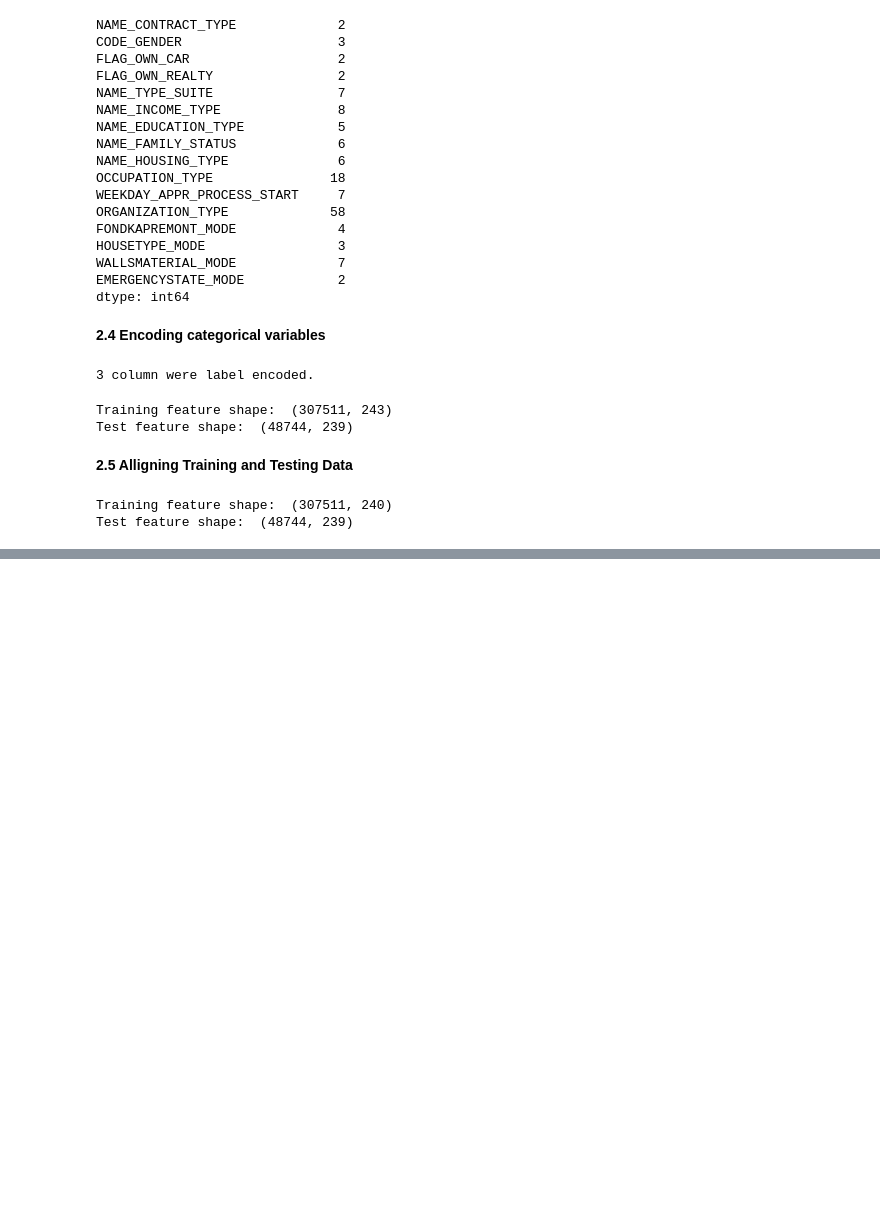
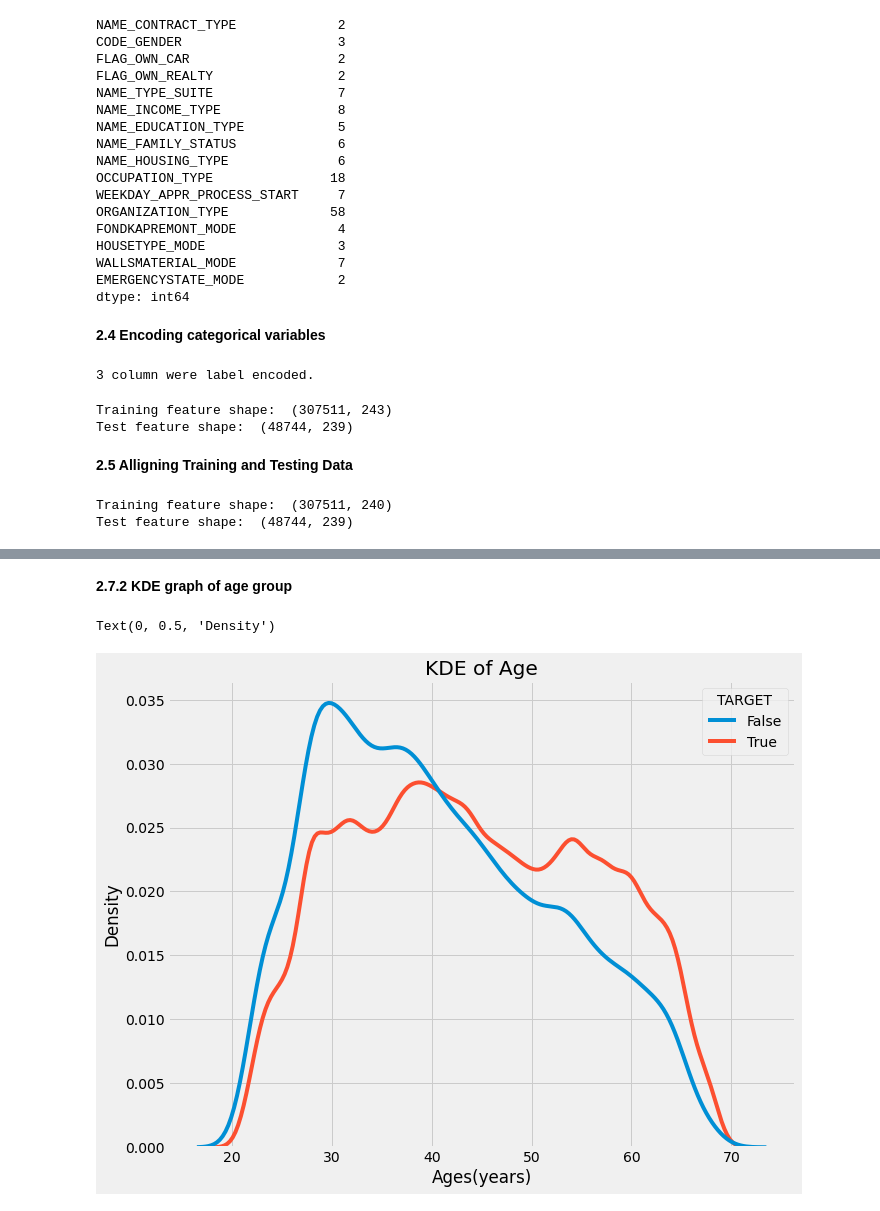
Before and after one commit to Zaman32/random, a Jupyter notebook: home_credit_competition.ipynb, the cells around one changed output, grey strips where cells are left out. Saved outputs shown, nothing was run; the diff lists cells and outputs as text; code cells hidden in the pictures; blank space fills up the shorter version.

```diff
--- a/home_credit_competition.ipynb
+++ b/home_credit_competition.ipynb
@@ -239,0 +363,14 @@ Test feature shape:  (48744, 239)
+# %% [markdown]
+**2.7.2 KDE graph of age group**
+# %%
+plt.figure(figsize=(10, 8))
+
+sns.kdeplot(app_train.loc[app_train['TARGET']==0, 'DAYS_BIRTH']/365,hue=app_train['TARGET']==0, label = 'target == 0')
+sns.kdeplot(app_train.loc[app_train['TARGET']==1, 'DAYS_BIRTH']/365, label = 'target == 1')
+
+plt.title('KDE of Age')
+plt.xlabel('Ages(years)')
+plt.ylabel('Density')
+# %% [output]
+Text(0, 0.5, 'Density')
+[figure, added]
```
Also changed, not shown: parts of 29 cells of this notebook.
